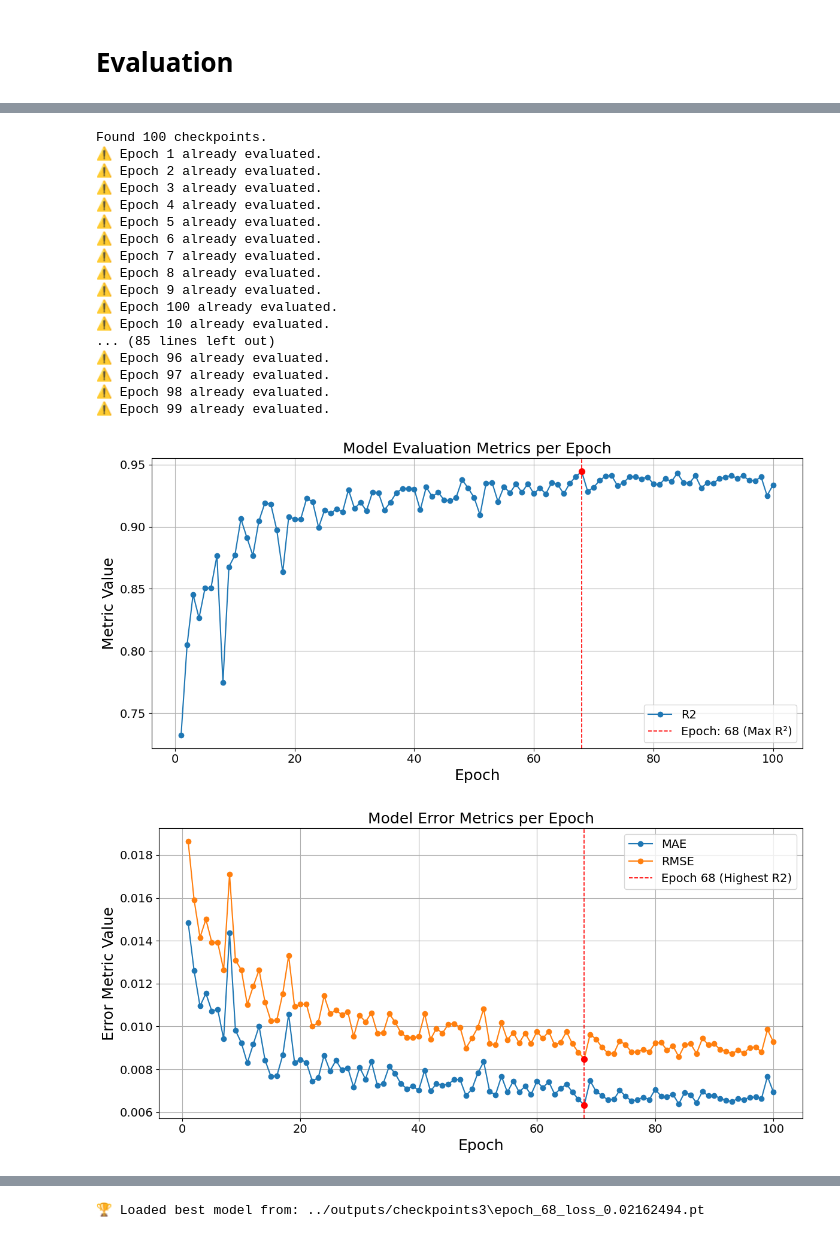
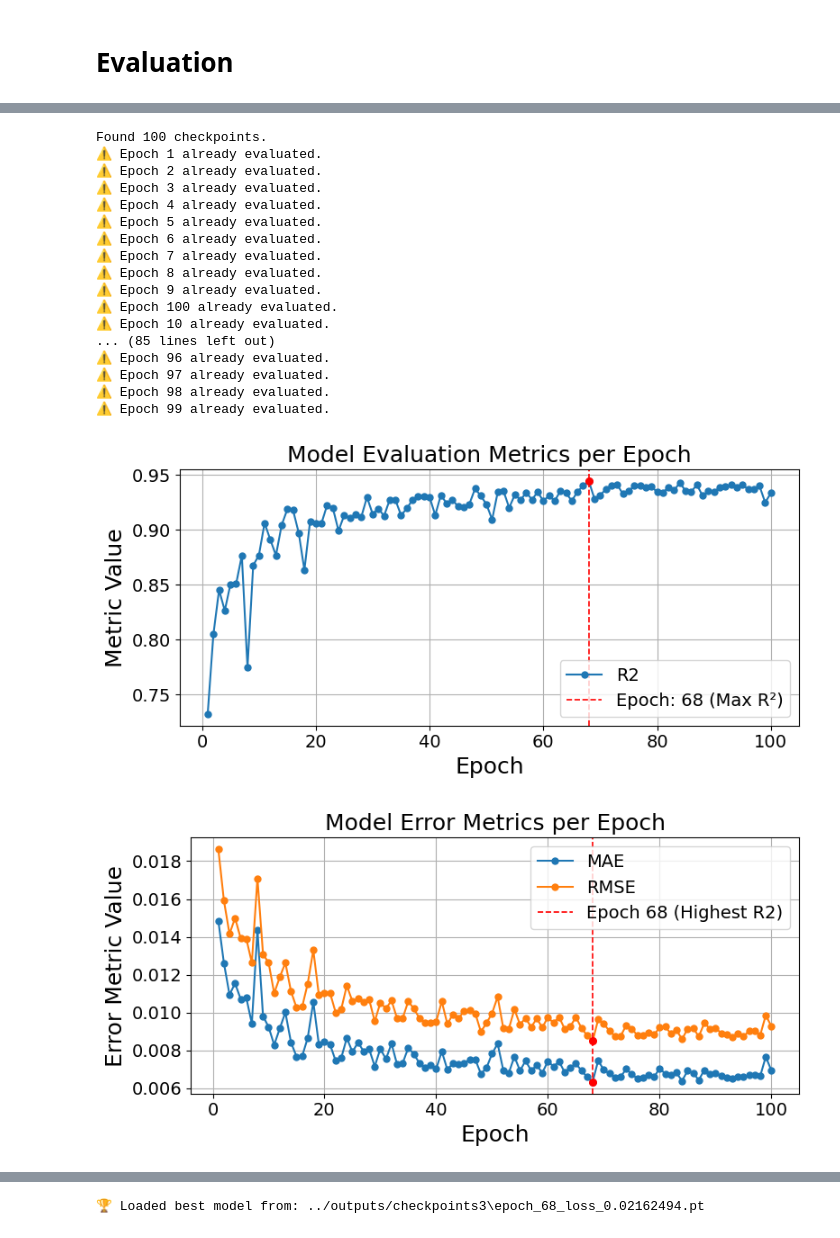
Before and after one commit to Absaar1548/Cd_results_backup, a Jupyter notebook: testing/model_new.ipynb, the cells around one changed output, grey strips where cells are left out. Cells and saved outputs as stored; diff of their text form; code cells hidden in the pictures.

```diff
--- a/testing/model_new.ipynb
+++ b/testing/model_new.ipynb
@@ -691,14 +697,14 @@ metrics_df = pd.DataFrame([
     {"epoch": int(k), **v} for k, v in metrics_log.items()
 ]).sort_values("epoch")
 
-plt.figure(figsize=(12, 6))
+plt.figure(figsize=(8 , 4))
 for metric in ["r2"]:
     plt.plot(
         metrics_df["epoch"],
         metrics_df[metric],
         marker="o",
         label=metric.upper(),
-        markersize=6,
+        markersize=5,
         linewidth=1.5
     )
 best_epoch = metrics_df.loc[metrics_df["r2"].idxmax(), "epoch"]
@@ -707,7 +713,7 @@ plt.scatter(
     best_epoch,
     metrics_df.loc[metrics_df["epoch"] == best_epoch, "r2"],
     color='red',
-    s=50,
+    s=30,
     zorder=5
 )
 plt.xlabel("Epoch", fontsize=18)
@@ -738,21 +744,21 @@ Found 100 checkpoints.
 ⚠️ Epoch 97 already evaluated.
 ⚠️ Epoch 98 already evaluated.
 ⚠️ Epoch 99 already evaluated.
-[figure, old version]
+[figure, new version]
 # %%
 # Assuming metrics_df is created as in the provided code
 metrics_df = pd.DataFrame([
     {"epoch": int(k), **v} for k, v in metrics_log.items()
 ]).sort_values("epoch")
 
-plt.figure(figsize=(12, 6))
+plt.figure(figsize=(8 , 4))
 for metric in ["mae", "rmse"]:
     plt.plot(
         metrics_df["epoch"],
         metrics_df[metric],
         marker="o",
         label=metric.upper(),
-        markersize=6,
+        markersize=5,
         linewidth=1.5
     )
 
@@ -762,36 +768,36 @@ plt.axvline(
     x=highlight_epoch,
     color='red',
     linestyle='--',
     linewidth=1.2,
     label=f"Epoch {highlight_epoch} (Highest R2)"
 )
 plt.scatter(
     highlight_epoch,
     metrics_df.loc[metrics_df["epoch"] == highlight_epoch, "mae"],
     color='red',
-    s=50,
+    s=30,
     zorder=5
 )
 plt.scatter(
     highlight_epoch,
     metrics_df.loc[metrics_df["epoch"] == highlight_epoch, "rmse"],
     color='red',
-    s=50,
+    s=30,
     zorder=5
 )
 
 plt.xlabel("Epoch", fontsize=18)
 plt.ylabel("Error Metric Value", fontsize=18)
 plt.title("Model Error Metrics per Epoch", fontsize=18)
 plt.xticks(fontsize=14)
 plt.yticks(fontsize=14)
 plt.legend(fontsize=14)
 plt.grid(True)
 plt.tight_layout()
 plt.savefig("../outputs/eval/error_metric_trends.png", dpi=300)
 plt.show()
 # %% [output]
-[figure, old version]
+[figure, new version]
 # %%
 # Assuming metrics_df is created as in the provided code
 metrics_df = pd.DataFrame([
```
Also changed, not shown: parts of 4 cells of this notebook, 11 other files.
